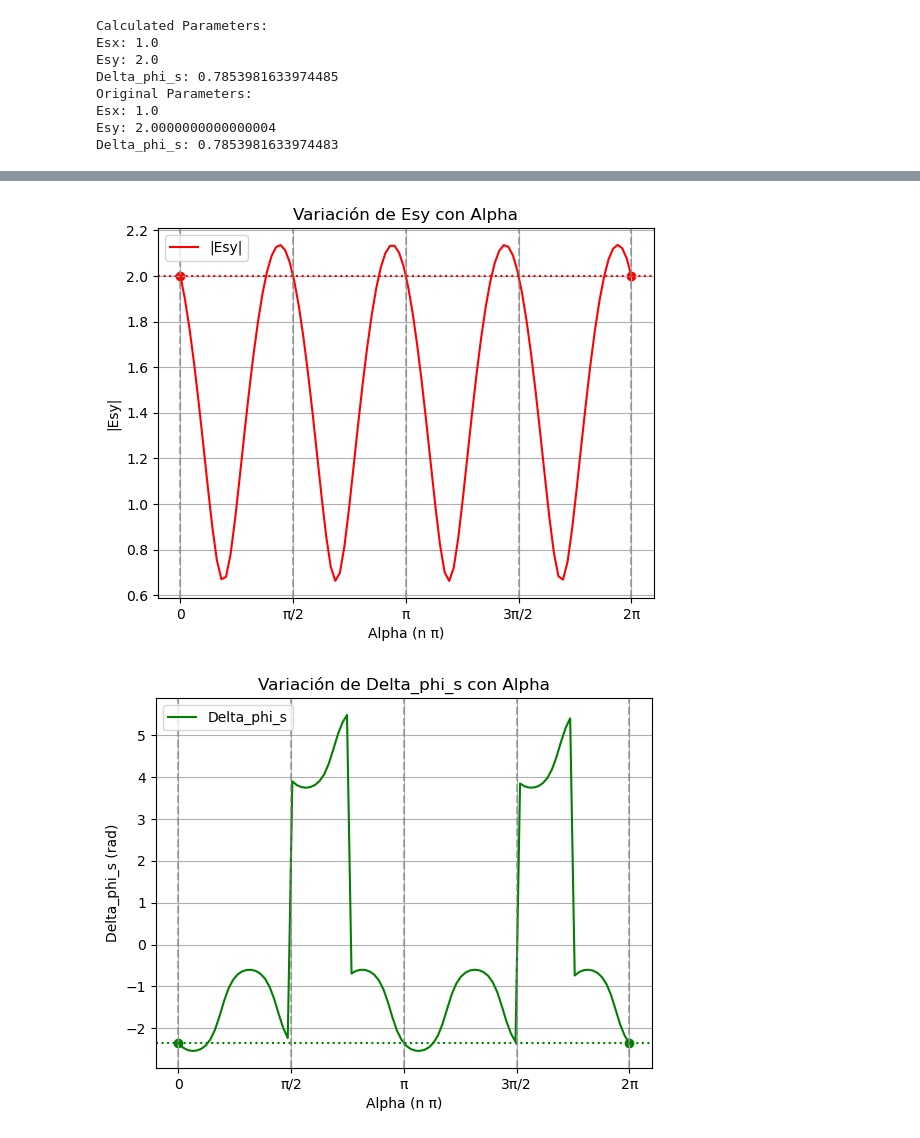
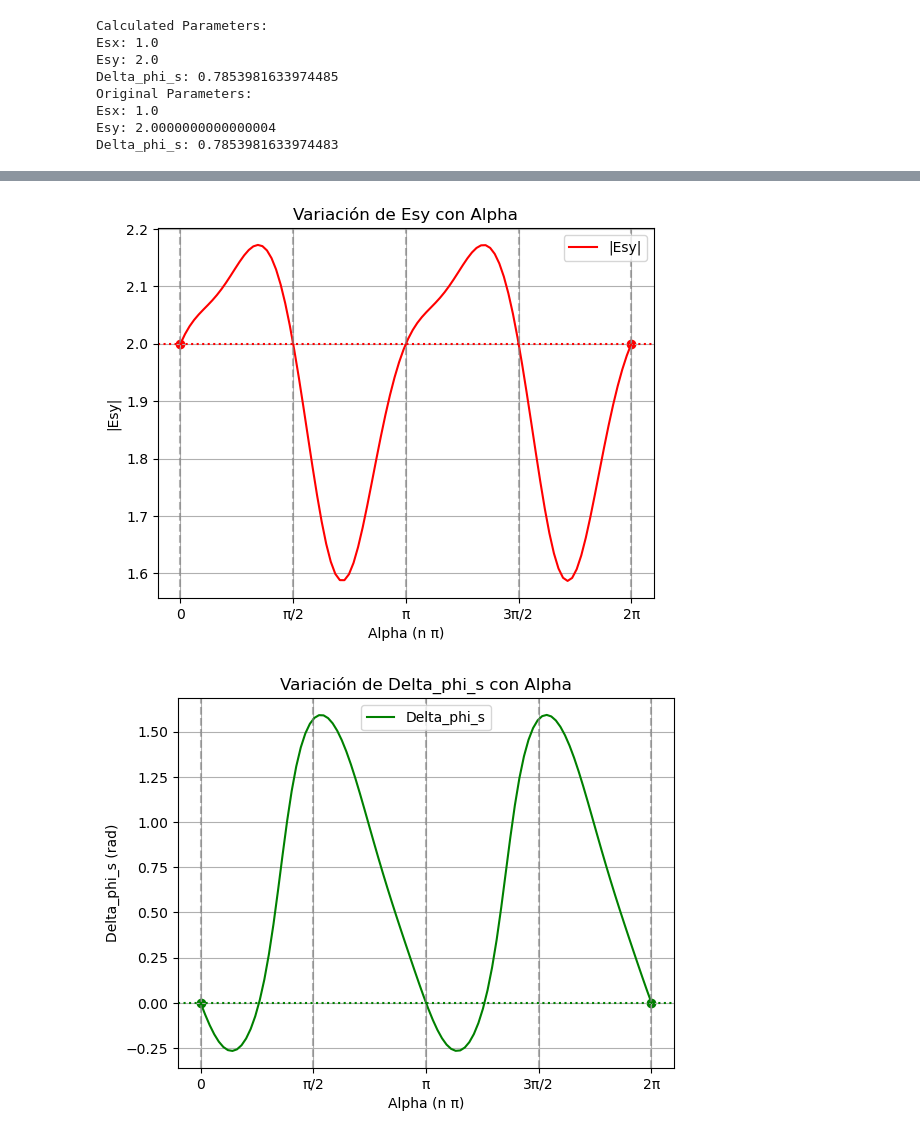
Before and after one commit to Aguiario/Polarimetric_Interferomerty, a Jupyter notebook: Usages_Examples.ipynb, the cells around one changed output, grey strips where cells are left out. Drawn from its saved outputs; the diff is of its cells as text; code cells hidden in the pictures.

```diff
--- a/Usages_Examples.ipynb
+++ b/Usages_Examples.ipynb
@@ -48,7 +48,7 @@ Delta_phi_s: 0.7853981633974483
 Eis = np.array([[1], [2 * np.exp(1j * np.pi/4)]])
 #Eis = np.array([[1], [1]])
 
-delta_chi = np.pi
+delta_chi = np.pi/4
 
 pi.plot_alpha_variation(Eis, delta_chi)
 # %% [output]
@@ -56,2 +56,2 @@ pi.plot_alpha_variation(Eis, delta_chi)
-[figure, old version]
+[figure, new version]
-[figure, old version]
+[figure, new version]
```
Also changed, not shown: parts of 1 cell of this notebook, 1 other file.
